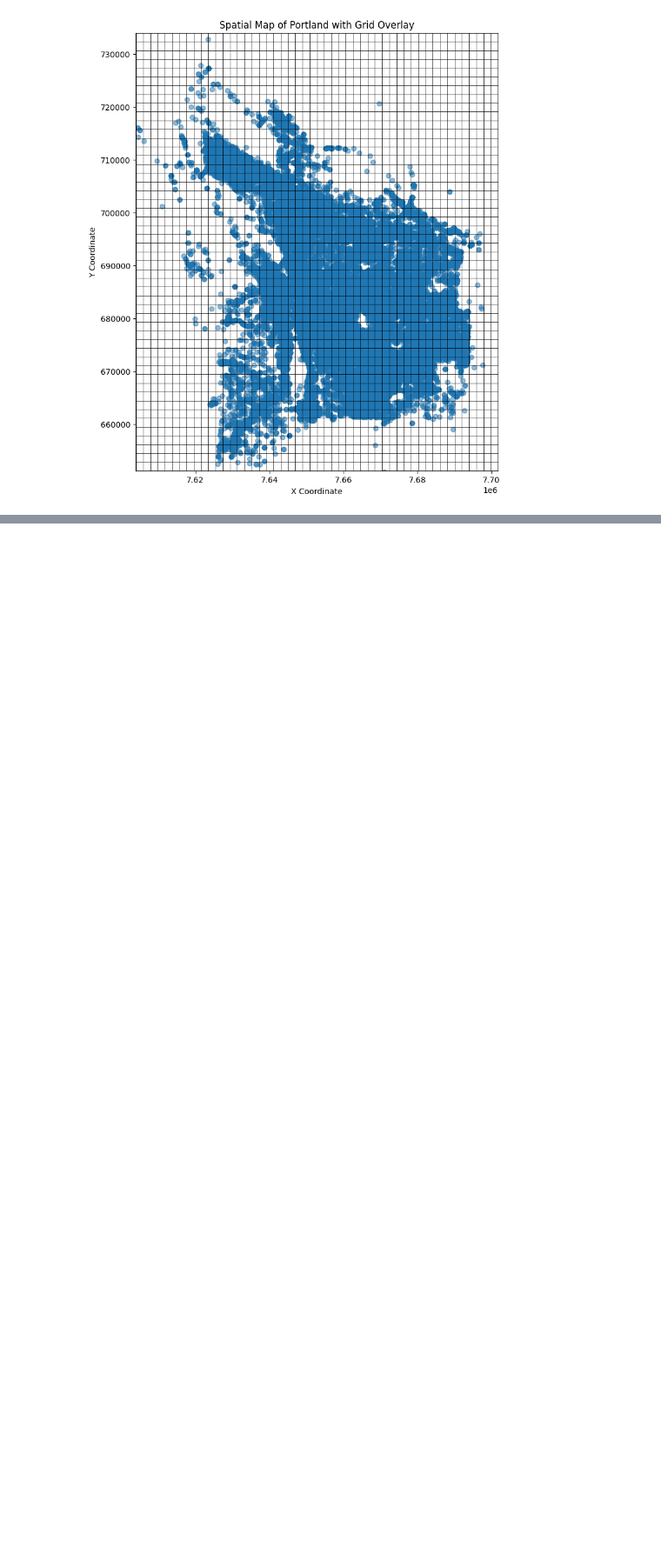
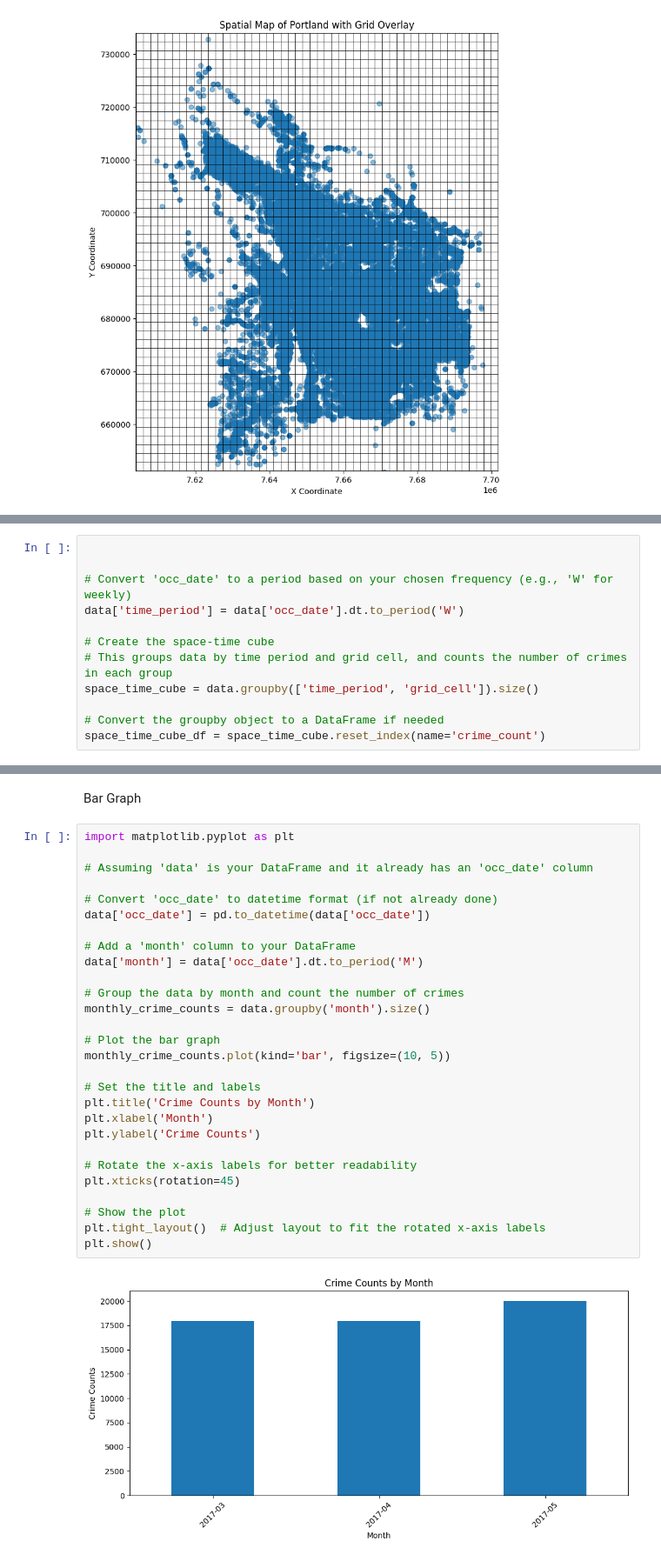
Before and after one commit to GVSU-CIS635/gvsu-cis635-term-project-crime-hotspot-analysis, a Jupyter notebook: Crime_Hotspot_Analysis.ipynb, the cells around one changed output, grey strips where cells are left out. Shown at 87% size. Cells and saved outputs as stored; diff of their text form; blank space fills up the shorter version.

```diff
--- a/Crime_Hotspot_Analysis.ipynb
+++ b/Crime_Hotspot_Analysis.ipynb
@@ -173,0 +162,12 @@ plt.show()
+# %%
+
+
+# Convert 'occ_date' to a period based on your chosen frequency (e.g., 'W' for weekly)
+data['time_period'] = data['occ_date'].dt.to_period('W')
+
+# Create the space-time cube
+# This groups data by time period and grid cell, and counts the number of crimes in each group
+space_time_cube = data.groupby(['time_period', 'grid_cell']).size()
+
+# Convert the groupby object to a DataFrame if needed
+space_time_cube_df = space_time_cube.reset_index(name='crime_count')
@@ -173,0 +190,32 @@ plt.show()
+# %% [markdown]
+Bar Graph
+# %%
+import matplotlib.pyplot as plt
+
+# Assuming 'data' is your DataFrame and it already has an 'occ_date' column
+
+# Convert 'occ_date' to datetime format (if not already done)
+data['occ_date'] = pd.to_datetime(data['occ_date'])
+
+# Add a 'month' column to your DataFrame
+data['month'] = data['occ_date'].dt.to_period('M')
+
+# Group the data by month and count the number of crimes
+monthly_crime_counts = data.groupby('month').size()
+
+# Plot the bar graph
+monthly_crime_counts.plot(kind='bar', figsize=(10, 5))
+
+# Set the title and labels
+plt.title('Crime Counts by Month')
+plt.xlabel('Month')
+plt.ylabel('Crime Counts')
+
+# Rotate the x-axis labels for better readability
+plt.xticks(rotation=45)
+
+# Show the plot
+plt.tight_layout()  # Adjust layout to fit the rotated x-axis labels
+plt.show()
+# %% [output]
+[figure, added]
```
Also changed, not shown: parts of 18 cells of this notebook.
